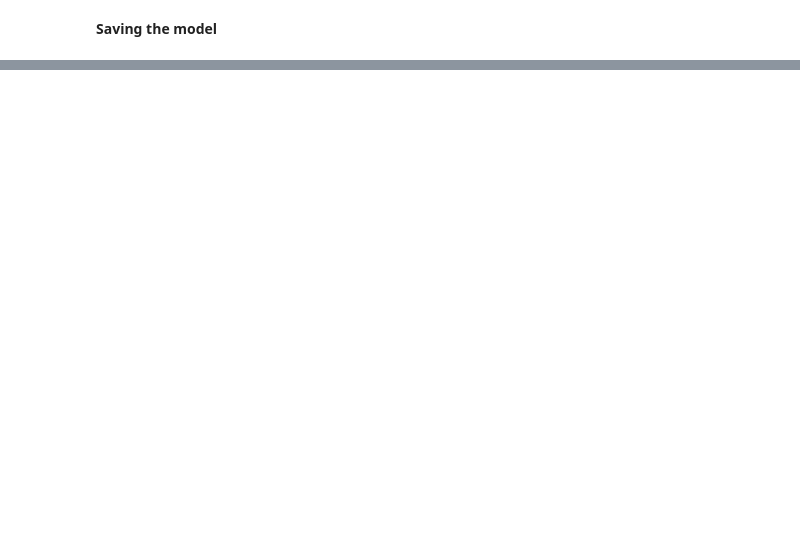
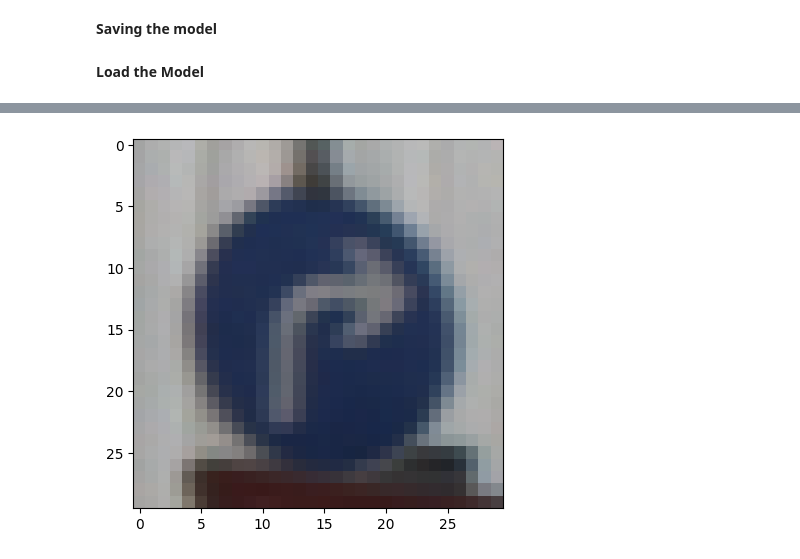
Before and after one commit to rohanthk/Computer-Vision, a Jupyter notebook: Traffic_Sign_Classification.ipynb, the cells around one changed output, grey strips where cells are left out. Cells and saved outputs as stored; diff of their text form; code cells hidden in the pictures; blank space fills up the shorter version.

```diff
--- a/Traffic_Sign_Classification.ipynb
+++ b/Traffic_Sign_Classification.ipynb
@@ -215,3 +214,8 @@ print(accuracy_score(labels, pred))
 **Saving the model**
 # %%
 model.save('traffic_sign_classifier.h5')
+# %% [markdown]
+**Load the Model**
+# %%
+os.chdir(r'/content/')
+model = load_model('/content/traffic_sign_classifier.h5')
@@ -217,0 +266,15 @@ model.save('traffic_sign_classifier.h5')
+# %%
+def test_on_img(img):
+    data=[]
+    image = Image.open(img)
+    image = image.resize((30,30))
+    data.append(np.array(image))
+    X_test=np.array(data)
+    Y_pred = np.argmax(model.predict(X_test))
+    return image,Y_pred
+# %%
+plot,prediction = test_on_img(r'/content/Test/00099.png')
+print("Predicted traffic sign is: ", classes[prediction])
+plt.imshow(plot)
+plt.show()
+# %% [output]
@@ -217,0 +283 @@ model.save('traffic_sign_classifier.h5')
+[figure, added]
```
Also changed, not shown: parts of 6 cells of this notebook.
